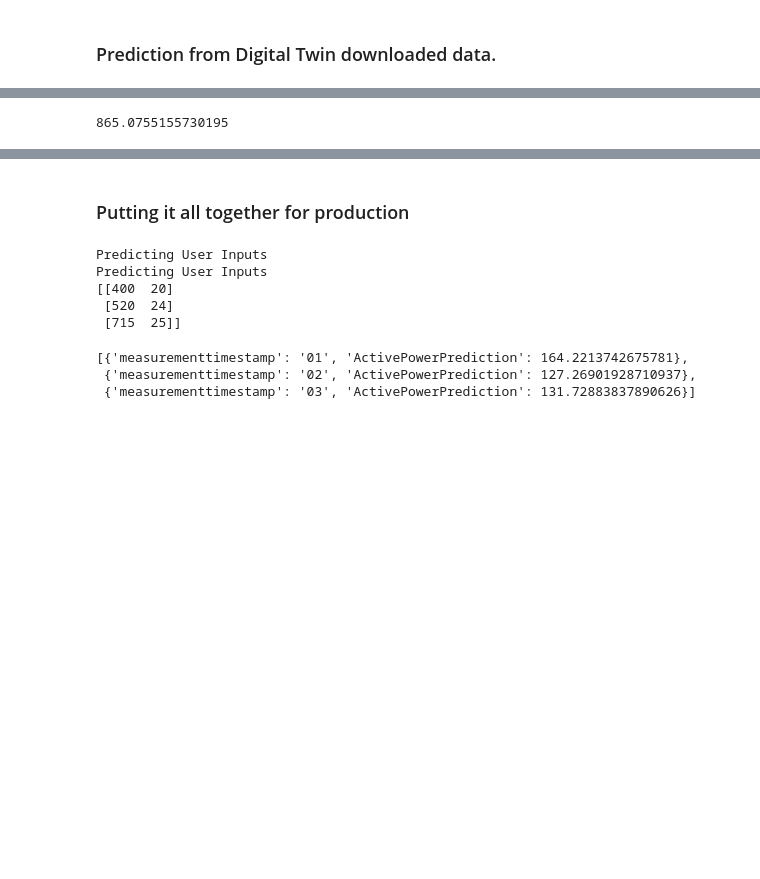
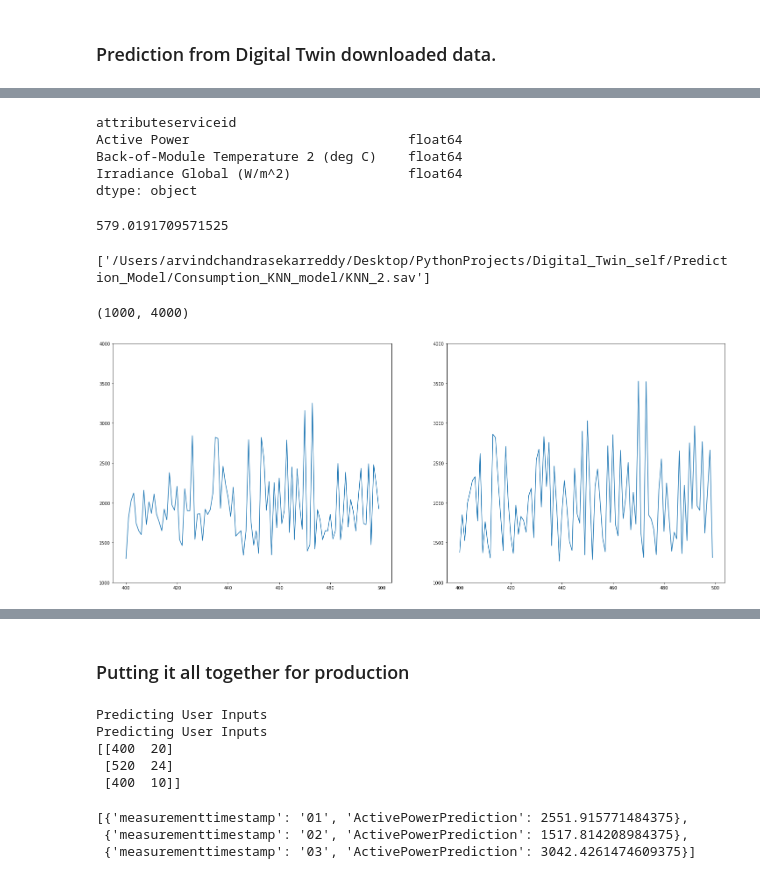
Before and after one commit to ArvindReddyC/Digital_Twin_self, a Jupyter notebook: Prediction_Model/Consumption_KNN_model/v1.ipynb, the cells around one changed output, grey strips where cells are left out. Saved outputs shown, nothing was run; the diff lists cells and outputs as text; code cells hidden in the pictures; blank space fills up the shorter version.

```diff
--- a/Prediction_Model/Consumption_KNN_model/v1.ipynb
+++ b/Prediction_Model/Consumption_KNN_model/v1.ipynb
@@ -212,0 +254,3 @@ joblib.dump(neigh, '/Users/arvindchandrasekarreddy/Desktop/PythonProjects/Digita
+# %%
+pivoted_Consumption_2021 = Consumption_2021.pivot_table( index = 'measurementtimestamp' , columns='attributeserviceid' , values='value')
+pivoted_Consumption_2021
@@ -212,0 +276,2 @@ joblib.dump(neigh, '/Users/arvindchandrasekarreddy/Desktop/PythonProjects/Digita
+# %%
+merged_all_ =  pivoted_Consumption_2021.merge(pf_main[ pf_main.columns.drop('Active Power') ],on='measurementtimestamp',how='left')
@@ -213,15 +300,36 @@ joblib.dump(neigh, '/Users/arvindchandrasekarreddy/Desktop/PythonProjects/Digita
+# %%
+merged_all_.dtypes
+# %% [output]
+attributeserviceid
+Active Power                            float64
+Back-of-Module Temperature 2 (deg C)    float64
+Irradiance Global (W/m^2)               float64
+dtype: object
 # %%
-#main2 = main2.astype(float)
-X_train, X_test, y_train, y_test = train_test_split(pf_main[['Irradiance Global (W/m^2)'	,'Back-of-Module Temperature 2 (deg C)']] , pf_main['Active Power'] ,
-test_size=0.25)
-neigh = KNeighborsRegressor(n_neighbors=1000,algorithm='brute')
-neigh.fit(X_train,y_train)
-predictions = neigh.predict(X_test)
+#Fusion_API_Iynkaran = Fusion_API_Iynkaran.astype(float)
+X_train, X_test, y_train, y_test = train_test_split(merged_all_[['Irradiance Global (W/m^2)'	,'Back-of-Module Temperature 2 (deg C)']] , merged_all_['Active Power'] ,
+test_size=0.25 , random_state = 1 )
+neigh = KNeighborsRegressor(n_neighbors= 2 )
+neigh.fit(X_train.to_numpy(),y_train)
+predictions = neigh.predict(X_test.to_numpy())
 mse = sklearn.metrics.mean_squared_error(y_test, predictions)
 rmse = math.sqrt(mse)
 print(rmse)
 # %% [output]
-865.0755155730195
+579.0191709571525
+# %%
+joblib.dump(neigh, '/Users/arvindchandrasekarreddy/Desktop/PythonProjects/Digital_Twin_self/Prediction_Model/Consumption_KNN_model/KNN_2.sav')
+# %% [output]
+['/Users/arvindchandrasekarreddy/Desktop/PythonProjects/Digital_Twin_self/Prediction_Model/Consumption_KNN_model/KNN_2.sav']
+# %%
+fig,ax =  plt.subplots( 1,2  , figsize = (25,10))
+ax[0].plot( list(np.arange(0,(len(y_test))  , 1))[400:500]  , list(predictions)[400:500]   )
+ax[0].set_ylim([1000,4000])
+ax[1].plot( list(np.arange(0,(len(y_test))  , 1))[400:500]  , list(y_test)[400:500] )
+ax[1].set_ylim([1000,4000])
+# %% [output]
+(1000, 4000)
+[figure, added]
 # %%
 pf_main = pf.pivot_table( index='measurementtimestamp' , columns='attributeserviceid' , values='value' )
 pf_main.fillna(0,inplace = True)
@@ -294,14 +394,14 @@ def predict_consumption_power( user_inputs = {} ):
 # %%
 
 predict_consumption_power({'measurementtimestamp': ['01', '02', '03'],
-                'irradiance': [400, 520 , 715],
-                'temperature': [20, 24, 25]} )
+                'irradiance': [400, 520 ,400 ],
+                'temperature': [20, 24, 10]} )
 # %% [output]
 Predicting User Inputs
 Predicting User Inputs
 [[400  20]
  [520  24]
- [715  25]]
+ [400  10]]
-[{'measurementtimestamp': '01', 'ActivePowerPrediction': 164.2213742675781},
- {'measurementtimestamp': '02', 'ActivePowerPrediction': 127.26901928710937},
- {'measurementtimestamp': '03', 'ActivePowerPrediction': 131.72883837890626}]
+[{'measurementtimestamp': '01', 'ActivePowerPrediction': 2551.915771484375},
+ {'measurementtimestamp': '02', 'ActivePowerPrediction': 1517.814208984375},
+ {'measurementtimestamp': '03', 'ActivePowerPrediction': 3042.4261474609375}]
```
Also changed, not shown: parts of 23 cells of this notebook, 6 other files.
